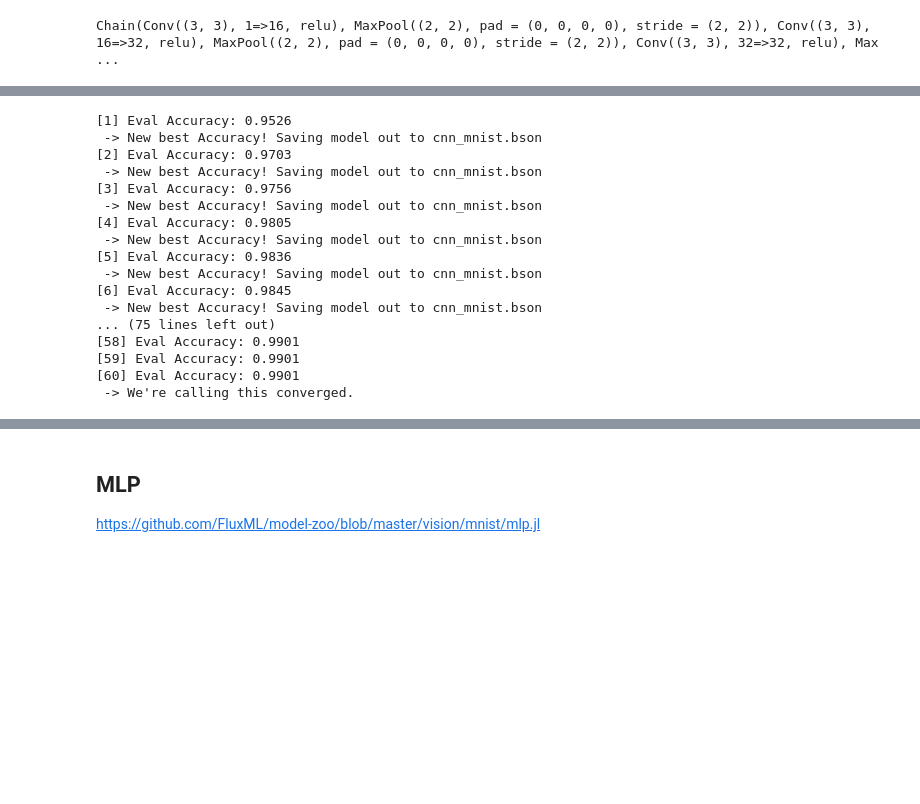
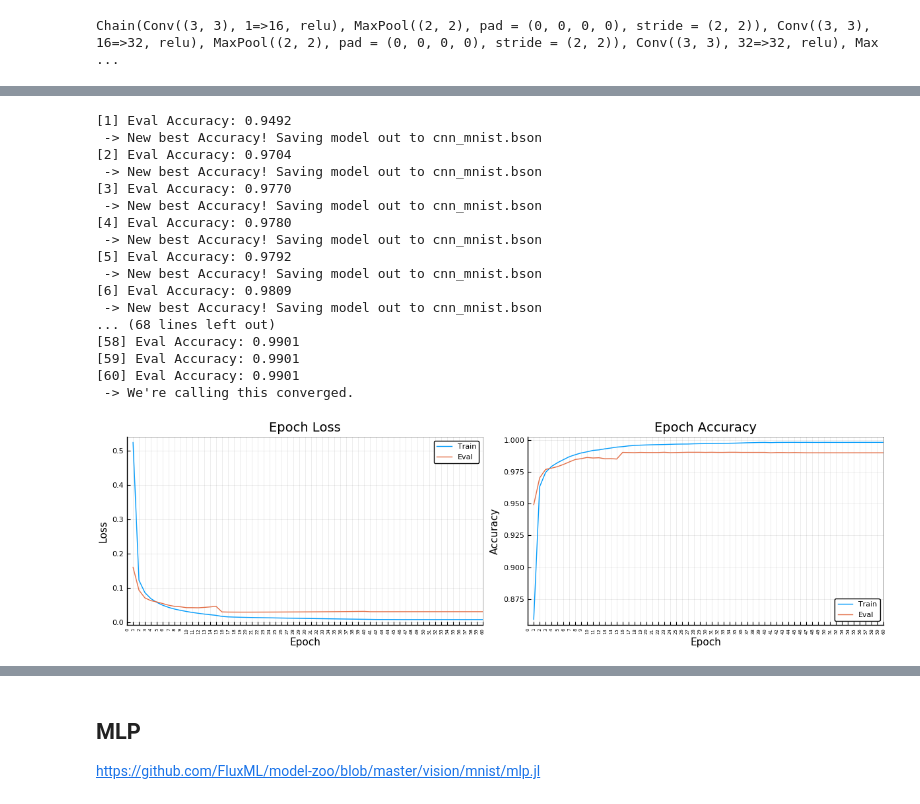
Before and after one commit to cirocavani/Pineapple, a Jupyter notebook: workspace/Julia - Deep Learning.ipynb, the cells around one changed output, grey strips where cells are left out. Cells and saved outputs as stored; diff of their text form; code cells hidden in the pictures; blank space fills up the shorter version.

Commit message:
Plot trainning log

```diff
--- a/workspace/Julia - Deep Learning.ipynb
+++ b/workspace/Julia - Deep Learning.ipynb
@@ -314,3 +335,18 @@ function evaluate(model, eval_data; metrics)
 end
 # %% [output]
 evaluate (generic function with 1 method)
+# %%
+function plot_train_log(log; fig_size=(1200, 350))
+    num_epochs = length(log.epoch_train_loss)
+    p_loss = plot(; title="Epoch Loss", xlabel="Epoch", xlims=(0, num_epochs), xticks=0:num_epochs,
+                    xrotation=90, xtickfontsize=5, ylabel="Loss", framestyle=:semi)
+    plot!(p_loss, log.epoch_train_loss; label="Train")
+    plot!(p_loss, log.epoch_eval_loss; label="Eval")
+
+    p_metric = plot(; title="Epoch Accuracy", xlabel="Epoch", xlims=(0, num_epochs), xticks=0:num_epochs,
+                      xrotation=90, xtickfontsize=5, ylabel="Accuracy", framestyle=:semi)
+    plot!(p_metric, log.epoch_train_metric; label="Train")
+    plot!(p_metric, log.epoch_eval_metric; label="Eval")
+
+    plot(p_loss, p_metric; layout=(1, 2), size=fig_size)
+end
@@ -408,26 +444,30 @@ Accuracy : 0.08203125
 # %%
-run_train(cnn, dataset_train, dataset_test;
-          loss=crossentropy_noise,
-          metric=(name="Accuracy", fn=accuracy),
-          model_file="cnn_mnist.bson")
+log = run_train(cnn, dataset_train, dataset_test;
+                loss=crossentropy_noise,
+                metric=(name="Accuracy", fn=accuracy),
+                model_file="cnn_mnist.bson");
 # %% [output]
-[1] Eval Accuracy: 0.9526
+[1] Eval Accuracy: 0.9492
  -> New best Accuracy! Saving model out to cnn_mnist.bson
-[2] Eval Accuracy: 0.9703
+[2] Eval Accuracy: 0.9704
  -> New best Accuracy! Saving model out to cnn_mnist.bson
-[3] Eval Accuracy: 0.9756
+[3] Eval Accuracy: 0.9770
  -> New best Accuracy! Saving model out to cnn_mnist.bson
-[4] Eval Accuracy: 0.9805
+[4] Eval Accuracy: 0.9780
  -> New best Accuracy! Saving model out to cnn_mnist.bson
-[5] Eval Accuracy: 0.9836
+[5] Eval Accuracy: 0.9792
  -> New best Accuracy! Saving model out to cnn_mnist.bson
-[6] Eval Accuracy: 0.9845
+[6] Eval Accuracy: 0.9809
  -> New best Accuracy! Saving model out to cnn_mnist.bson
-... (75 lines left out)
+... (68 lines left out)
 [58] Eval Accuracy: 0.9901
 [59] Eval Accuracy: 0.9901
 [60] Eval Accuracy: 0.9901
  -> We're calling this converged.
+# %%
+plot_train_log(log)
+# %% [output]
+[figure, added]
 # %%
 best_cnn = load_model("cnn_mnist.bson")
 evaluate(best_cnn, dataset_test;
```
Also changed, not shown: parts of 17 cells of this notebook.
